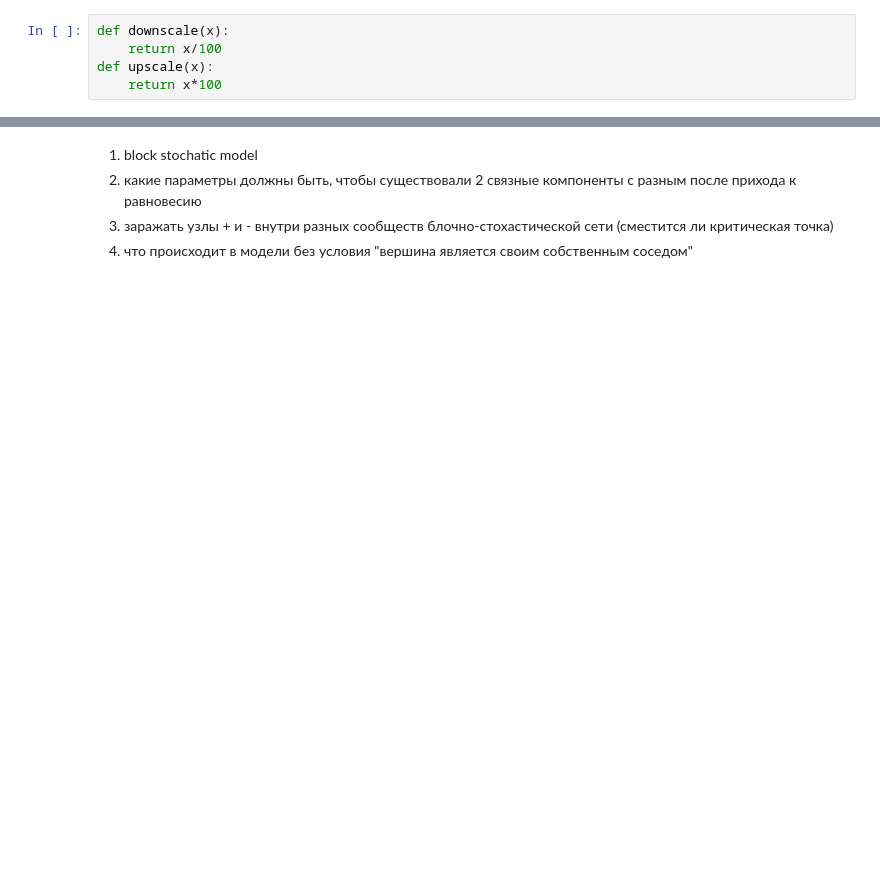
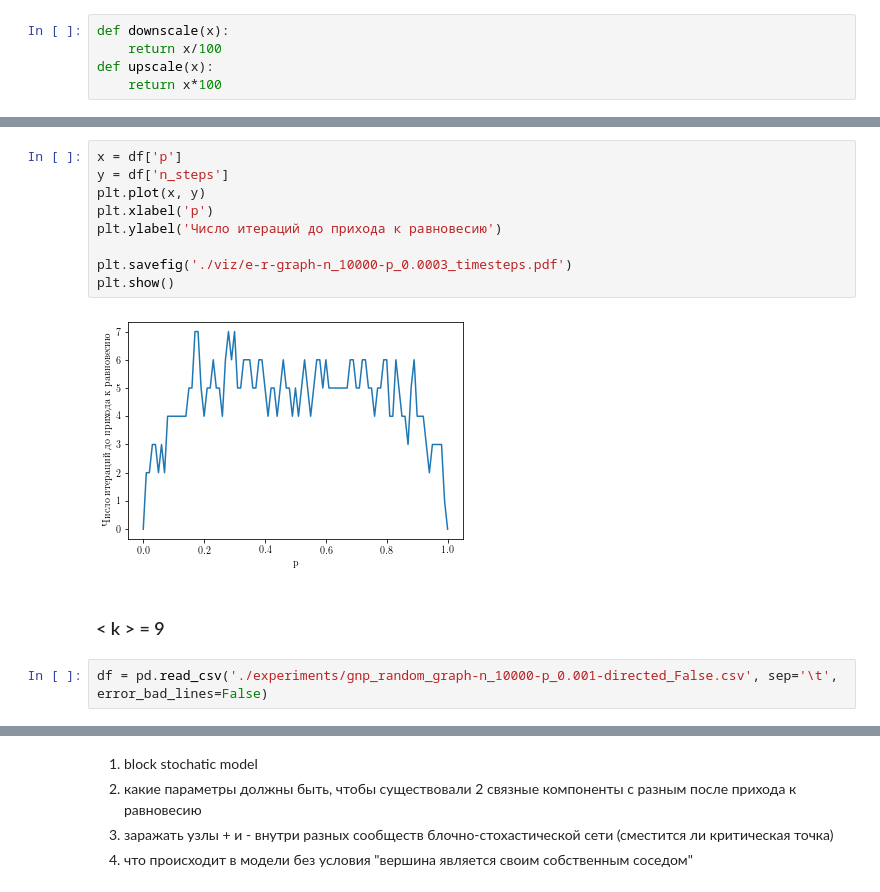
Before and after one commit to kimaril/ncom, a Jupyter notebook: e-r graph.ipynb, the cells around one changed output, grey strips where cells are left out. Cells and saved outputs as stored; diff of their text form; blank space fills up the shorter version.

```diff
--- a/e-r graph.ipynb
+++ b/e-r graph.ipynb
@@ -89,0 +158,15 @@ plt.show()
+# %%
+x = df['p']
+y = df['n_steps']
+plt.plot(x, y)
+plt.xlabel('p')
+plt.ylabel('Число итераций до прихода к равновесию')
+
+plt.savefig('./viz/e-r-graph-n_10000-p_0.0003_timesteps.pdf')
+plt.show()
+# %% [output]
+[figure, added]
+# %% [markdown]
+### < k \> = 9
+# %%
+df = pd.read_csv('./experiments/gnp_random_graph-n_10000-p_0.001-directed_False.csv', sep='\t', error_bad_lines=False)
```
Also changed, not shown: parts of 11 cells of this notebook, 22 other files.
